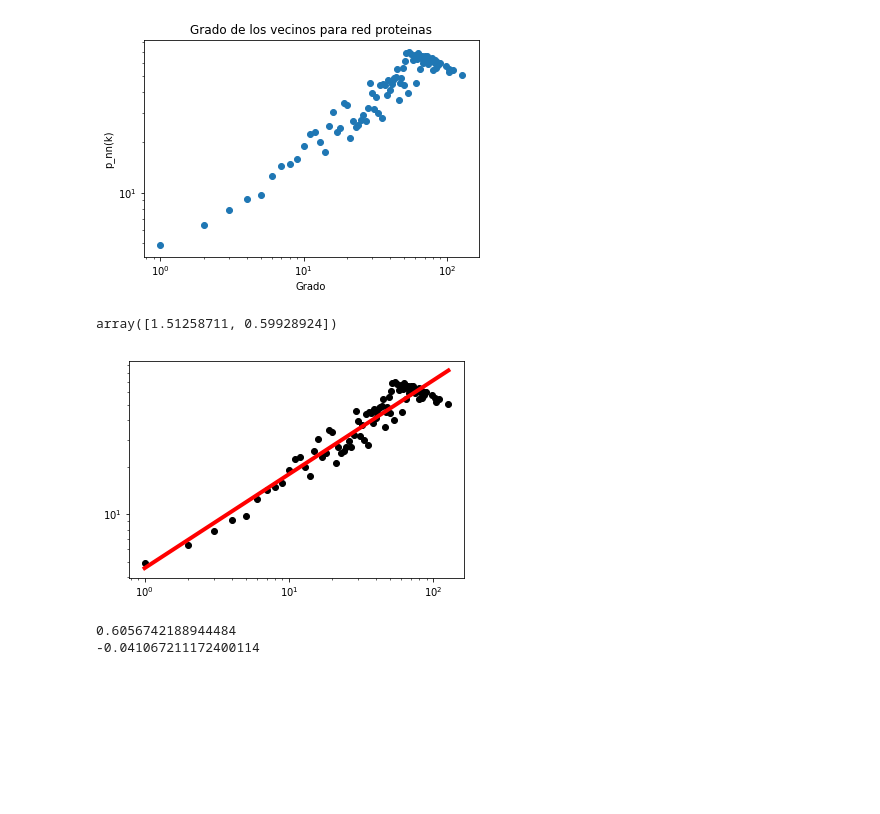
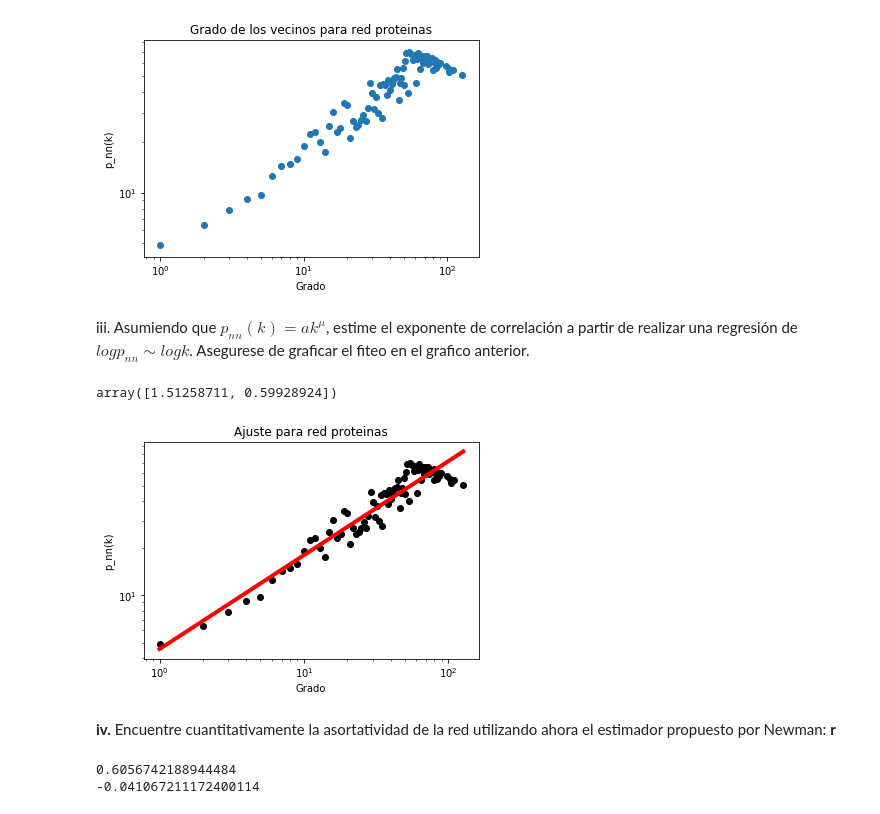
Before and after one commit to vms10/redestcs, a Jupyter notebook: Ejercicio4b.ipynb, the cells around one changed output. Cells and saved outputs as stored; diff of their text form; code cells hidden in the pictures; blank space fills up the shorter version.

```diff
--- a/Ejercicio4b.ipynb
+++ b/Ejercicio4b.ipynb
@@ -85,6 +92,10 @@ plt.show()
 # %% [output]
 [figure]
 [figure]
+# %% [markdown]
+iii. Asumiendo que $p_{𝑛𝑛}(𝑘) = 𝑎𝑘^𝜇$, estime el exponente de correlación a partir de
+realizar una regresión de $log p_{𝑛𝑛} \sim log 𝑘$. Asegurese de graficar el fiteo en el
+grafico anterior.
 # %%
 def fiteadora(p,x):
     return p[0]+p[1]*x
@@ -113,12 +124,19 @@ array([1.51258711, 0.59928924])
 # %%
 plt.scatter(F1[0],F1[1], color='black')
 plt.xscale('log')
 plt.yscale('log')
+plt.ylabel("p_nn(k)")
+plt.xlabel("Grado")
+plt.title('Ajuste para red proteinas')
 plt.plot(F1[0],(F1[0]**pfinal[1])* math.e**pfinal[0],c="r" ,lw=4)
 
 plt.show()
 # %% [output]
-[figure, old version]
+[figure, new version]
+# %% [markdown]
+**iv.** Encuentre
+cuantitativamente la asortatividad de la red utilizando ahora el estimador
+propuesto por Newman: **r**
 # %%
 def r(Grafo):
     Enlaces_k=[]     #Lista de enlaces que también incluye los generos de los nodos del enlace
```
Also changed, not shown: parts of 3 cells of this notebook.
